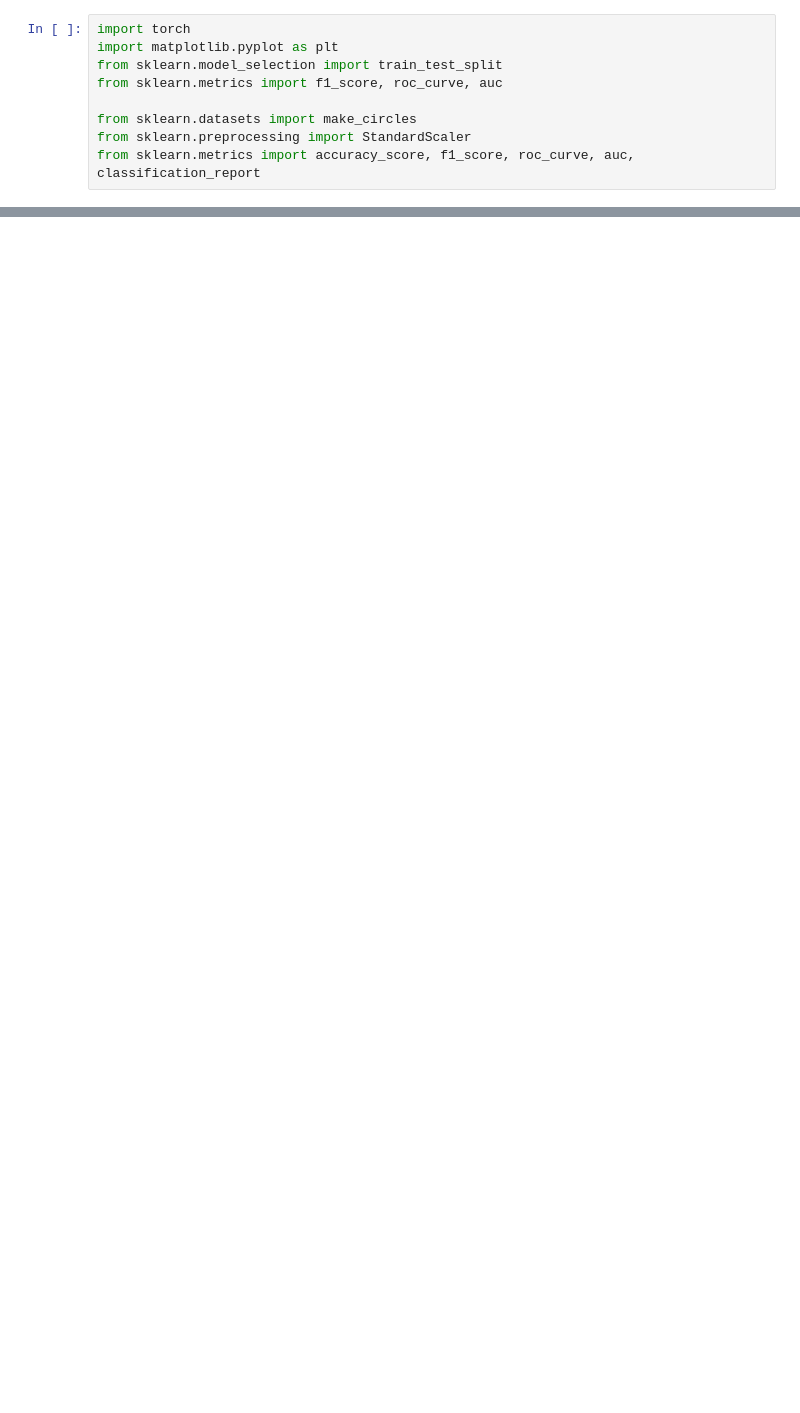
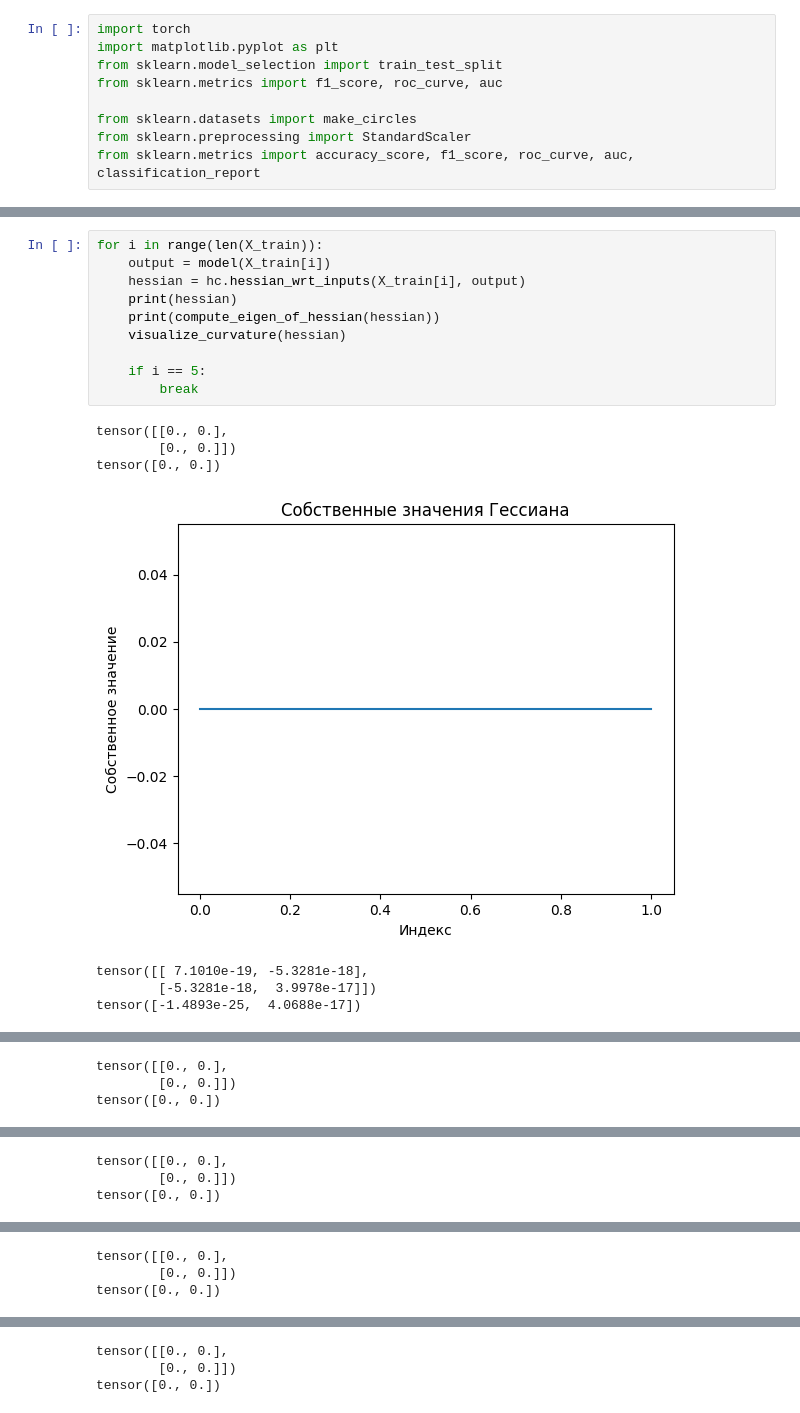
Before and after one commit to edugnome/net-arch-research, a Jupyter notebook: ExperimentCirclePerceptron.ipynb, the cells around one changed output, grey strips where cells are left out. Drawn from its saved outputs; the diff is of its cells as text; blank space fills up the shorter version.

```diff
--- a/ExperimentCirclePerceptron.ipynb
+++ b/ExperimentCirclePerceptron.ipynb
@@ -134,0 +288,18 @@ from hessian import HessianCalculator
+# %%
+for i in range(len(X_train)):
+    output = model(X_train[i])
+    hessian = hc.hessian_wrt_inputs(X_train[i], output)
+    print(hessian)
+    print(compute_eigen_of_hessian(hessian))
+    visualize_curvature(hessian)
+
+    if i == 5:
+        break
+# %% [output]
+tensor([[0., 0.],
+        [0., 0.]])
+tensor([0., 0.])
+[figure, added]
+tensor([[ 7.1010e-19, -5.3281e-18],
+        [-5.3281e-18,  3.9978e-17]])
+tensor([-1.4893e-25,  4.0688e-17])
@@ -134,0 +307,3 @@ from hessian import HessianCalculator
+tensor([[0., 0.],
+        [0., 0.]])
+tensor([0., 0.])
@@ -134,0 +311,3 @@ from hessian import HessianCalculator
+tensor([[0., 0.],
+        [0., 0.]])
+tensor([0., 0.])
@@ -134,0 +315,3 @@ from hessian import HessianCalculator
+tensor([[0., 0.],
+        [0., 0.]])
+tensor([0., 0.])
@@ -134,0 +319,3 @@ from hessian import HessianCalculator
+tensor([[0., 0.],
+        [0., 0.]])
+tensor([0., 0.])
```
Also changed, not shown: parts of 12 cells of this notebook, 7 other files.
